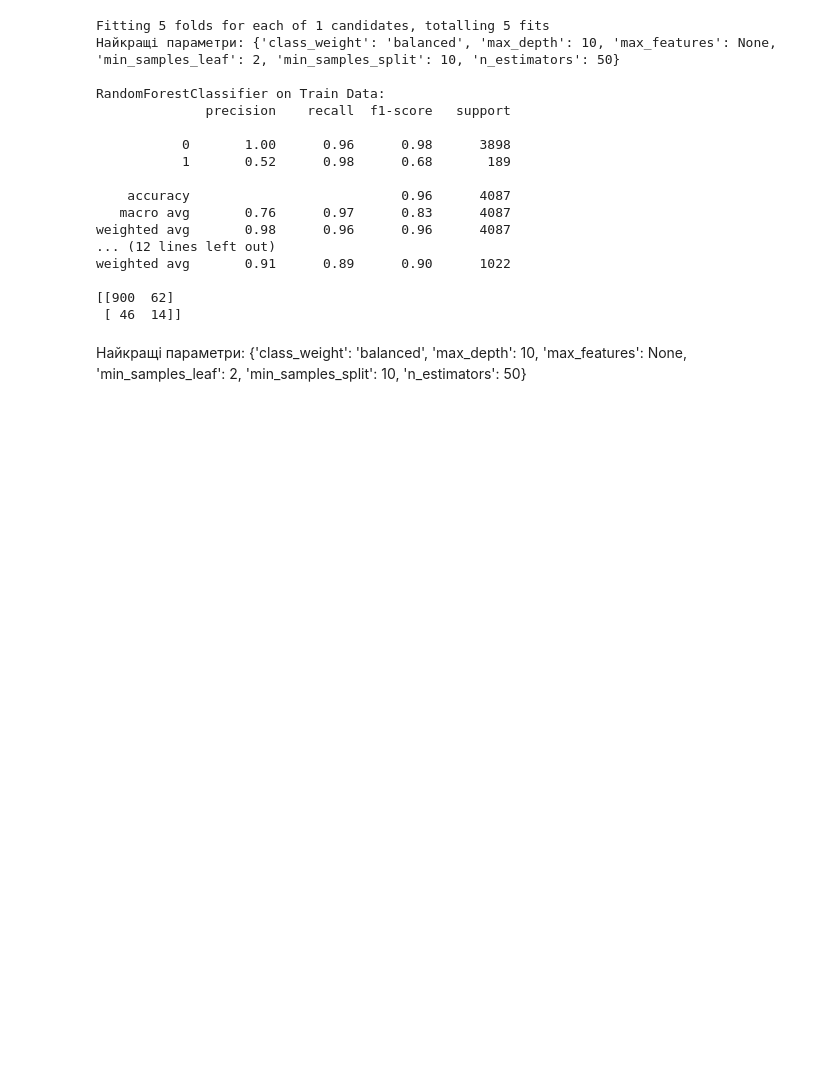
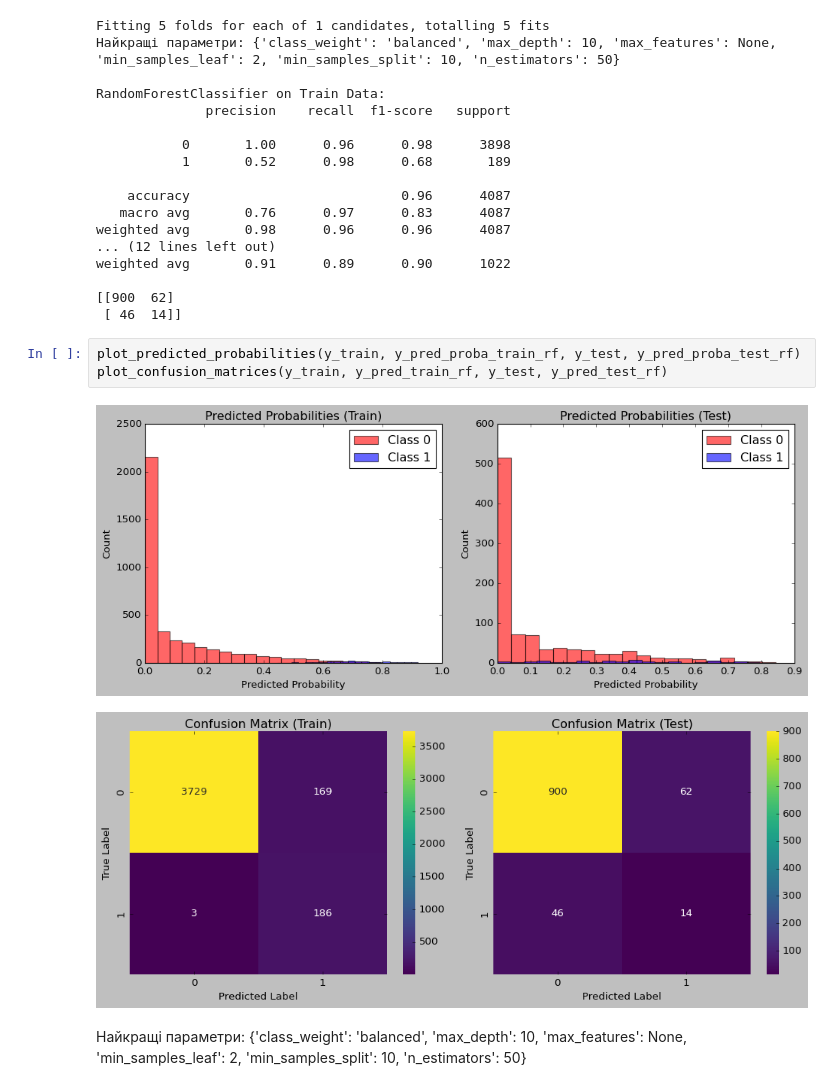
Before and after one commit to MariiaSam/Stroke-Prediction, a Jupyter notebook: Stroke_Prediction_other_version.ipynb, the cells around one changed output. Drawn from its saved outputs; the diff is of its cells as text; blank space fills up the shorter version.

```diff
--- a/Stroke_Prediction_other_version.ipynb
+++ b/Stroke_Prediction_other_version.ipynb
@@ -924,6 +930,12 @@ weighted avg       0.91      0.89      0.90      1022
 
 [[900  62]
  [ 46  14]]
+# %%
+plot_predicted_probabilities(y_train, y_pred_proba_train_rf, y_test, y_pred_proba_test_rf)
+plot_confusion_matrices(y_train, y_pred_train_rf, y_test, y_pred_test_rf)
+# %% [output]
+[figure, added]
+[figure, added]
 # %% [markdown]
  Найкращі параметри: {'class_weight': 'balanced', 'max_depth': 10, 'max_features': None, 'min_samples_leaf': 2, 'min_samples_split': 10, 'n_estimators': 50}
 # %% [markdown]
```
Also changed, not shown: parts of 7 cells of this notebook.
